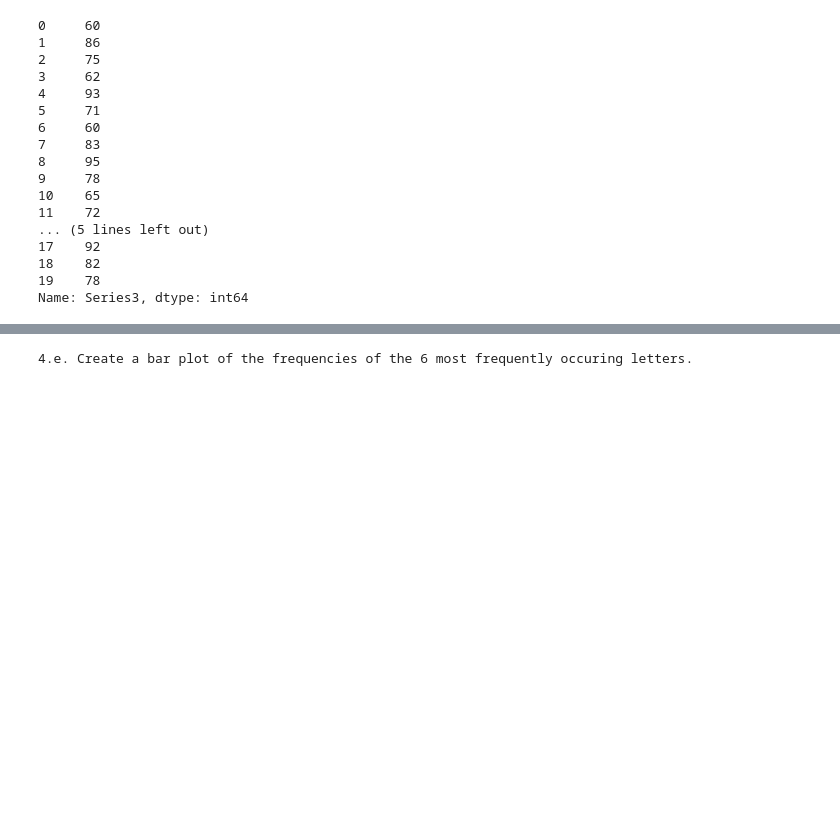
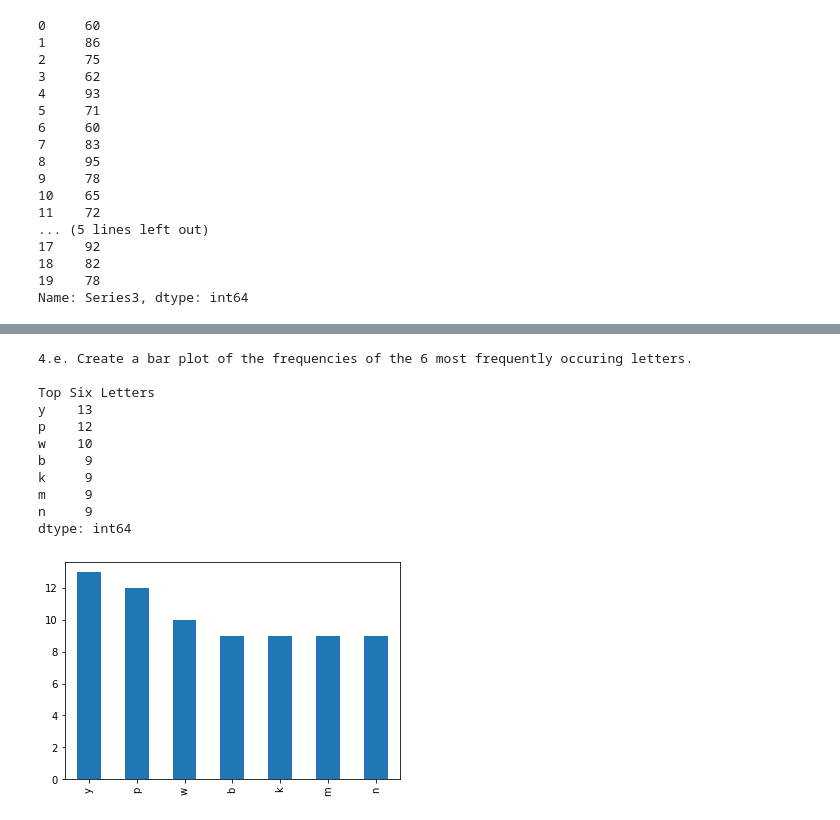
Before and after one commit to kjeliasen/python-exercises, a Jupyter notebook: Pandas_Series.ipynb, the cells around one changed output, grey strips where cells are left out. Drawn from its saved outputs; the diff is of its cells as text; code cells hidden in the pictures; blank space fills up the shorter version.

```diff
--- a/Pandas_Series.ipynb
+++ b/Pandas_Series.ipynb
@@ -491,0 +580,14 @@ print_title(task_4a)
+# %%
+print_title(task_4a)
+
+Letters_list = Series4.value_counts()
+print(Letters_list)
+
+highest_frequency = Letters_list.max()
+lowest_frequency = Letters_list.min()
+
+letters_used_most = Letters_list[Letters_list == highest_frequency]
+letters_used_least = Letters_list[Letters_list == lowest_frequency]
+
+print(fancify(fancify('Most frequent:\n',Fore.GREEN)),letters_used_most)
+print(fancify(fancify('Least frequent:\n',Fore.RED)),letters_used_least)
@@ -510,6 +659,32 @@ print_title(task_4d)
 # %%
 task_4e = '4.e. Create a bar plot of the frequencies of the 6 most frequently occuring letters.'
-# %%
-print_title(task_4e)
-# %% [output]
-4.e. Create a bar plot of the frequencies of the 6 most frequently occuring letters.
+# %%
+print_title(task_4e)
+
+top_six_count = Letters_list[5]
+Top_six_letters = Letters_list[Letters_list >= top_six_count]
+print(fancify('Top Six Letters'))
+print(Top_six_letters)
+top_six_string = ''.join(list(Top_six_letters.index))
+in_top_six = lambda x: x in Top_six_letters.index
+Series4_top_six = Series4[Series4.apply(in_top_six)]
+#print(fancify('Occurrances in Series4'))
+#print(Series4_top_six)
+#print()
+
+#Series4_top_six.plot()
+Top_six_letters.plot.bar()
+plt.show()
+# %% [output]
+4.e. Create a bar plot of the frequencies of the 6 most frequently occuring letters.
+
+Top Six Letters
+y    13
+p    12
+w    10
+b     9
+k     9
+m     9
+n     9
+dtype: int64
+[figure, added]
```
Also changed, not shown: parts of 24 cells of this notebook.
